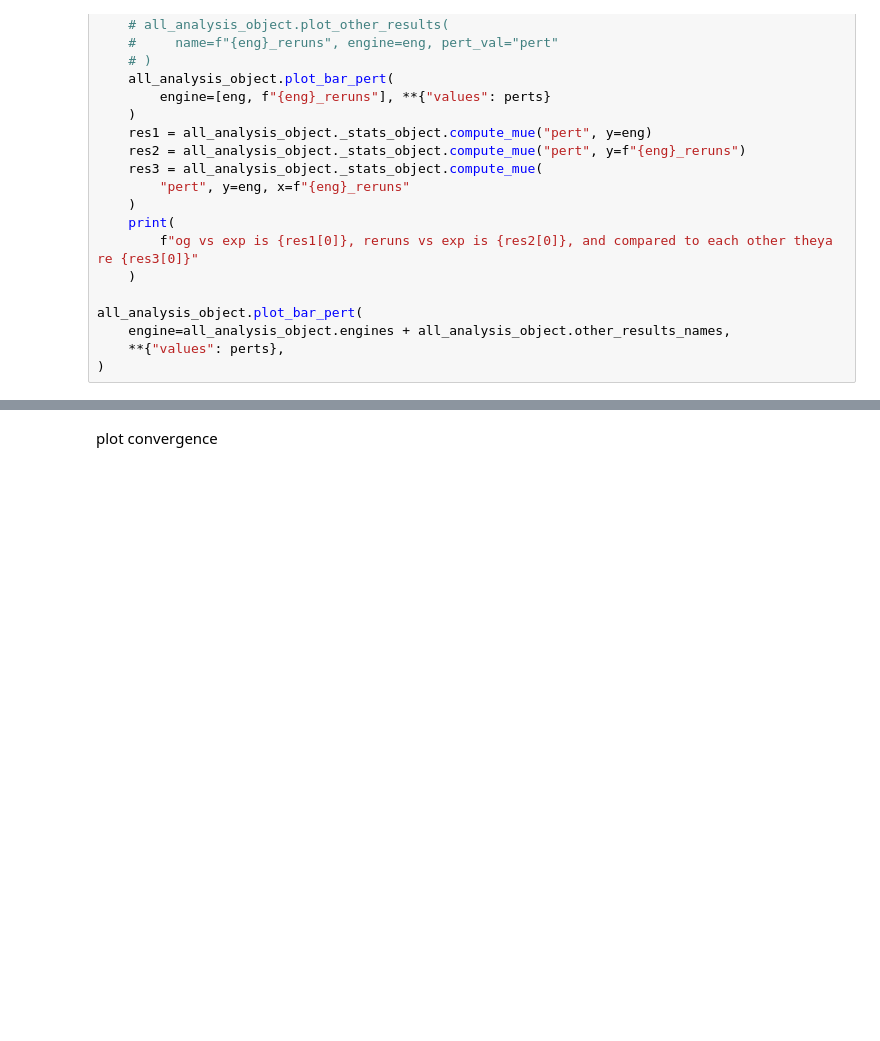
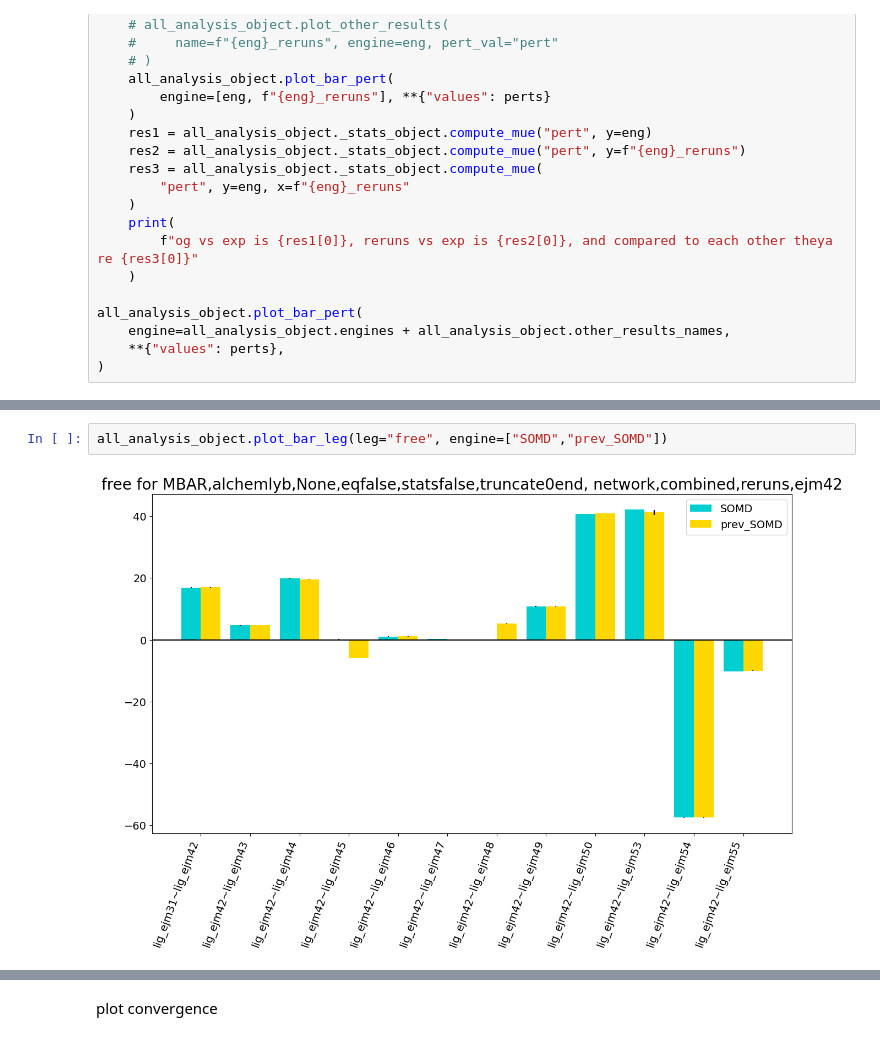
Before and after one commit to annamherz/code, a Jupyter notebook: pipeline_notebooks/analysis_notebook.ipynb, the cells around one changed output, grey strips where cells are left out. Saved outputs shown, nothing was run; the diff lists cells and outputs as text; blank space fills up the shorter version.

```diff
--- a/pipeline_notebooks/analysis_notebook.ipynb
+++ b/pipeline_notebooks/analysis_notebook.ipynb
@@ -170,0 +333,4 @@ all_analysis_object.plot_outliers(**{"yerror": True})
+# %%
+all_analysis_object.plot_bar_leg(leg="free", engine=["SOMD","prev_SOMD"])
+# %% [output]
+[figure, added]
```
Also changed, not shown: parts of 14 cells of this notebook, 24 other files.
